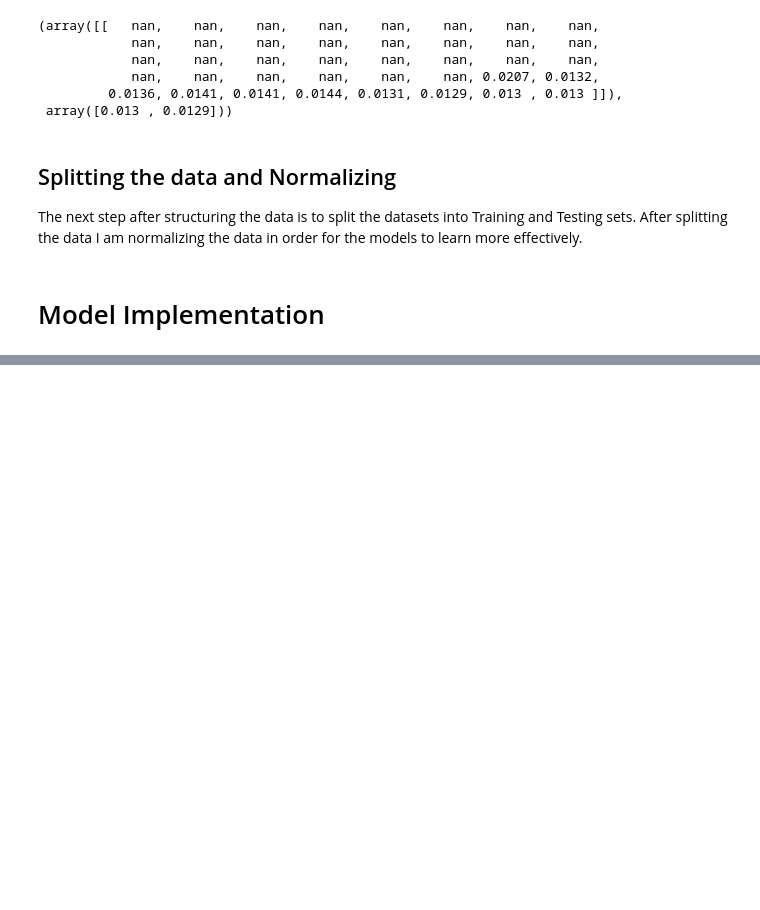
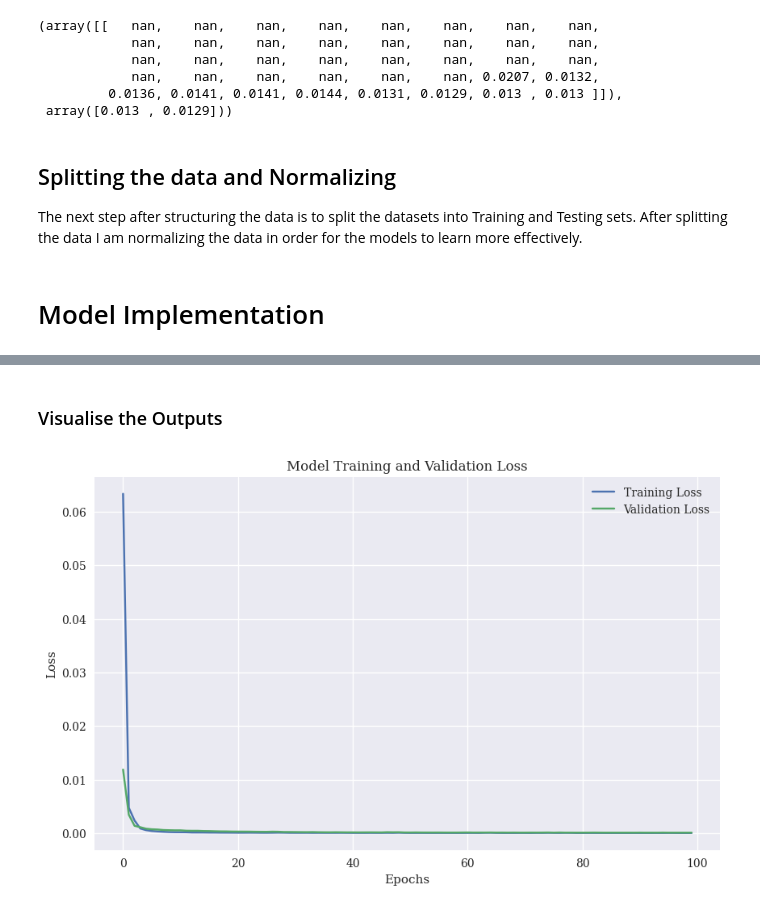
Before and after one commit to BennySlingshot/Financial-Machine-Learning, a Jupyter notebook: Financial-Machine-Learning.ipynb, the cells around one changed output, grey strips where cells are left out. Saved outputs shown, nothing was run; the diff lists cells and outputs as text; code cells hidden in the pictures; blank space fills up the shorter version.

```diff
--- a/Financial-Machine-Learning.ipynb
+++ b/Financial-Machine-Learning.ipynb
@@ -665,0 +690,3 @@ X_test_scaled_crm_L40 = scaler.transform(X_test_crm_L40)
+# %%
+model = build_rnn_model(input_shape=(5, 1)) # L is the length of input sequences and I have 1 feature
+model.compile(optimizer=Adam(learning_rate=0.001), loss='mean_squared_error')
@@ -665,0 +711,16 @@ X_test_scaled_crm_L40 = scaler.transform(X_test_crm_L40)
+# %%
+# Reshaping the input in order for train the model
+X_train_reshaped_gs_L5 = X_train_scaled_gs_L5.reshape((X_train_scaled_gs_L5.shape[0], 5, 1))
+X_test_reshaped_gs_L5 = X_test_scaled_gs_L5.reshape((X_test_scaled_gs_L5.shape[0], 5, 1))
+# %%
+# Check for NaNs and handle them
+
+# Example for handling NaNs
+X_train_reshaped_gs_L5 = np.nan_to_num(X_train_reshaped_gs_L5)
+X_test_reshaped_gs_L5 = np.nan_to_num(X_test_reshaped_gs_L5)
+y_train_gs_L5 = np.nan_to_num(y_train_gs_L5)
+y_test_gs_L5 = np.nan_to_num(y_test_gs_L5)
+
+
+# L=5 days scenario for GS
+history = model.fit(X_train_reshaped_gs_L5, y_train_gs_L5, epochs=100, batch_size=32, validation_split=0.2, verbose=1)
@@ -665,0 +776,22 @@ X_test_scaled_crm_L40 = scaler.transform(X_test_crm_L40)
+# %% [markdown]
+### Visualise the Outputs
+# %%
+import matplotlib.pyplot as plt
+
+# Plotting training and validation loss over epochs
+plt.figure(figsize=(10, 6))
+plt.plot(history.history['loss'], label='Training Loss')
+plt.plot(history.history['val_loss'], label='Validation Loss')
+plt.title('Model Training and Validation Loss')
+plt.xlabel('Epochs')
+plt.ylabel('Loss')
+plt.legend()
+plt.grid(True)
+plt.show()
+
+# This plot is essential for understanding how the model learns over time. The training loss should generally decrease
+# as the model gets better at making predictions on the training data. The validation loss gives an indication of how well
+# the model generalizes to unseen data. If the validation loss decreases alongside the training loss, it suggests good generalization.
+# If the validation loss begins to increase while training loss continues to decrease, this could indicate overfitting.
+# %% [output]
+[figure, added]
```
Also changed, not shown: parts of 92 cells of this notebook, 1 other file.
